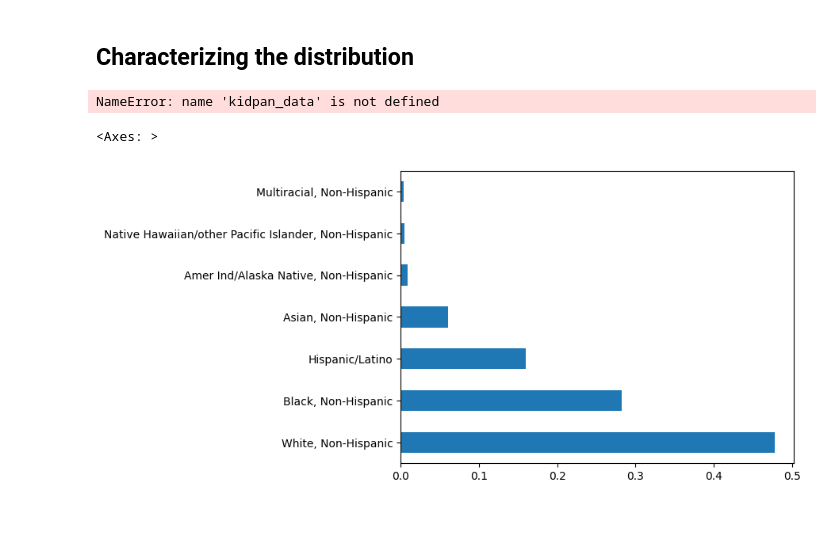
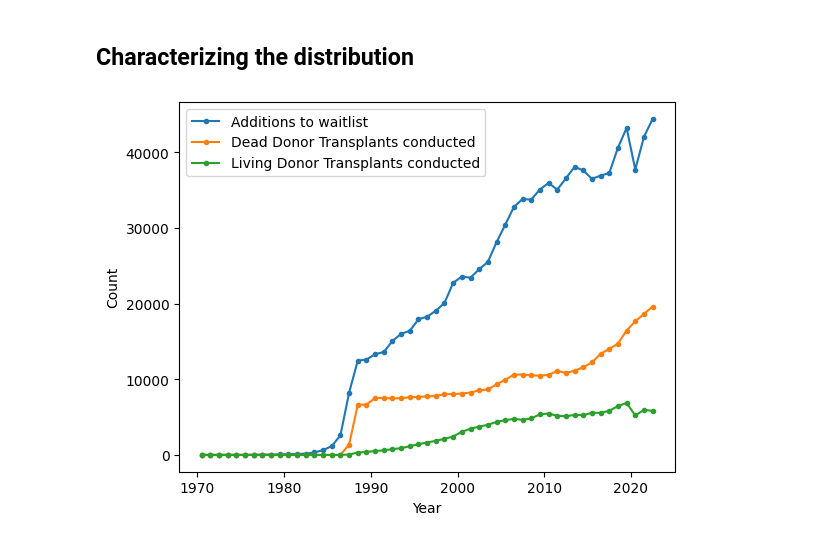
Before and after one commit to dabslee/Kidney_Analysis, a Jupyter notebook: transplant_market/recipients.ipynb, the cells around one changed output. Drawn from its saved outputs; the diff is of its cells as text; code cells hidden in the pictures.

```diff
--- a/transplant_market/recipients.ipynb
+++ b/transplant_market/recipients.ipynb
@@ -16,11 +19,9 @@ included_rows = [
     386, # WGT_KG_CALC - Recipient weight (kg)
     33, # EDUCATION - Recipient highest education at listing
     32, # PERM_STATE - Recipient state of residency
-    31, # CITIZEN_COUNTRY - Recipient country of residency
     103, # PRI_PAYMENT_TCR_KI - Recipient primary projected payment source at listing
     6, # CREAT_CLEAR - Recipient CrCl at listing
     7, # GFR - Recipient GFR at listing
-    25, # ABO - Recipient ABO blood type
     37, # DIAB - Recipient diabetes at listing
     8, # DONATION - Receives allocation points for previously donating an organ
     2, # NUM_PREV_TX - Recipient number of previous transplants
@@ -30,6 +31,7 @@ included_rows = [
     118, # TX_DATE - Transplant date
     68, # COMPOSITE_DEATH_DATE - Death date
     67, # DAYSWAIT_ALLOC - official waiting time for allocation priority as measured by the OPTN standards
+    194, # DON_TY - Decreased or living donor
 ]
 kidpan_data = pd.read_csv(
     "C:/Users/brand/Desktop/STAR_Delimited/Delimited Text File 202312/Kidney_ Pancreas_ Kidney-Pancreas/KIDPAN_DATA.DAT",
@@ -44,10 +46,7 @@ colnames = pd.read_csv(
 )
 kidpan_data.columns = list(colnames["LABEL"])
 kidpan_data = kidpan_data[kidpan_data["WL_ORG"] == "KI"]
+kidpan_data = kidpan_data[kidpan_data["DON_TY"] != "F"]
-# %%
-kidpan_data["GENDER"].unique()
-# %% [output]
-NameError: name 'kidpan_data' is not defined
 # %%
 kidpan_data = kidpan_data.replace(".", np.nan)
 
@@ -69,5 +107,37 @@ kidpan_data = kidpan_data.replace({"ETHCAT" : {
-# %%
-(kidpan_data["ETHCAT"].value_counts()/kidpan_data.shape[0]).plot.barh()
-# %% [output]
-<Axes: >
-[figure, removed]
+# %%
+kidpan_data["INIT_DATE_YEARS_SINCE_1970"] = (kidpan_data["INIT_DATE"] - pd.Timestamp(year=1970, month=1, day=1)).dt.days / 365
+kidpan_data["IS_WHITE"] = (kidpan_data["ETHCAT"] == "White, Non-Hispanic")
+kidpan_data["IS_MALE"] = (kidpan_data["GENDER"] == "M")
+kidpan_data["ATTENDED_COLLEGE"] = ((kidpan_data["EDUCATION"] == "Attended College/Technical School") | (kidpan_data["EDUCATION"] == "Associate/Bachelor Degree") | (kidpan_data["EDUCATION"] == "Post-College Graduate Degree"))
+
+# Group by 'years_since_first' with bin size 1 and calculate mean of 'INIT_AGE'
+year_groupings = kidpan_data.groupby(
+    pd.cut(
+        kidpan_data['INIT_DATE_YEARS_SINCE_1970'],
+        bins=np.arange(kidpan_data['INIT_DATE_YEARS_SINCE_1970'].min(), kidpan_data['INIT_DATE_YEARS_SINCE_1970'].max() + 1, 1)
+    ),
+    dropna=True
+)
+yearly_means = year_groupings.mean(numeric_only=True)
+yearly_stes = year_groupings.sem(numeric_only=True)
+
+# Create plot of annual waitlist additions
+n_wait,x_wait,_ = plt.hist(kidpan_data["INIT_DATE_YEARS_SINCE_1970"] + 1970, bins=np.arange(1970,2023+1,1))
+bin_centers_wait = 0.5*(x_wait[1:]+x_wait[:-1])
+# Create plot of annual transplants conducted
+kidpan_data["TX_DATE_YEARS_SINCE_1970"] = (kidpan_data["TX_DATE"] - pd.Timestamp(year=1970, month=1, day=1)).dt.days / 365
+n_trans_dd,x_trans_dd,_ = plt.hist(kidpan_data["TX_DATE_YEARS_SINCE_1970"][kidpan_data["DON_TY"] == "C"] + 1970, bins=np.arange(1970,2023+1,1))
+bin_centers_trans_dd = 0.5*(x_trans_dd[1:]+x_trans_dd[:-1])
+n_trans_ld,x_trans_ld,_ = plt.hist(kidpan_data["TX_DATE_YEARS_SINCE_1970"][kidpan_data["DON_TY"] == "L"] + 1970, bins=np.arange(1970,2023+1,1))
+bin_centers_trans_ld = 0.5*(x_trans_ld[1:]+x_trans_ld[:-1])
+# Output plots together
+plt.close()
+plt.plot(bin_centers_wait,n_wait, marker=".", label="Additions to waitlist")
+plt.plot(bin_centers_trans_dd,n_trans_dd, marker=".", label="Dead Donor Transplants conducted")
+plt.plot(bin_centers_trans_ld,n_trans_ld, marker=".", label="Living Donor Transplants conducted")
+plt.xlabel('Year')
+plt.ylabel('Count')
+plt.legend()
+plt.show()
+# %% [output]
+[figure, added]
```
Also changed, not shown: parts of 14 cells of this notebook, 1 other file.
